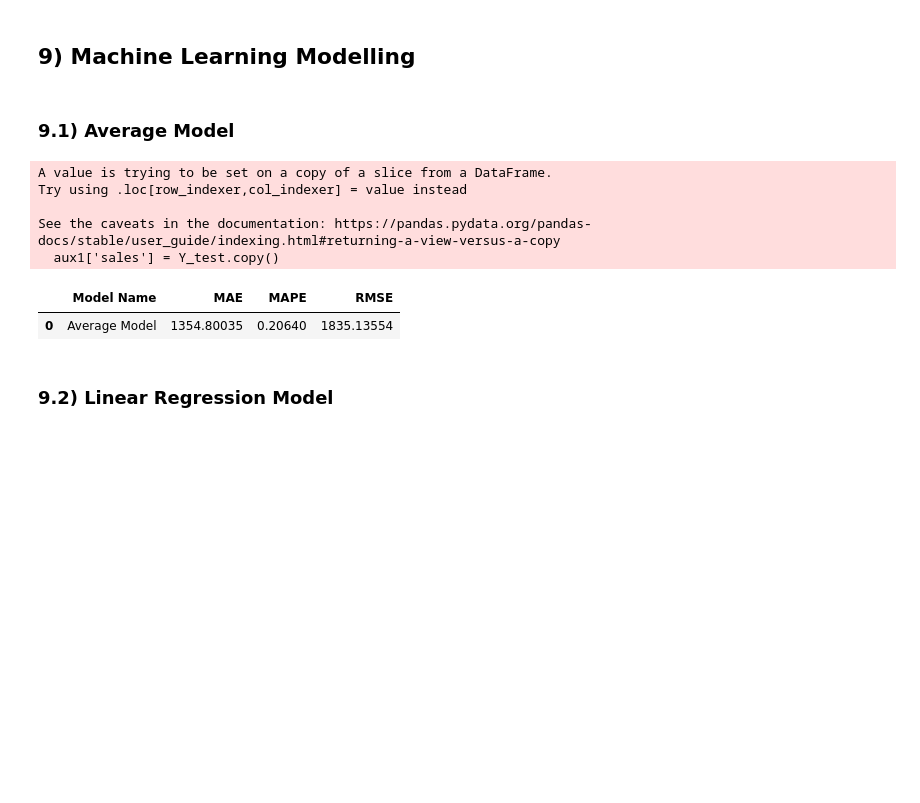
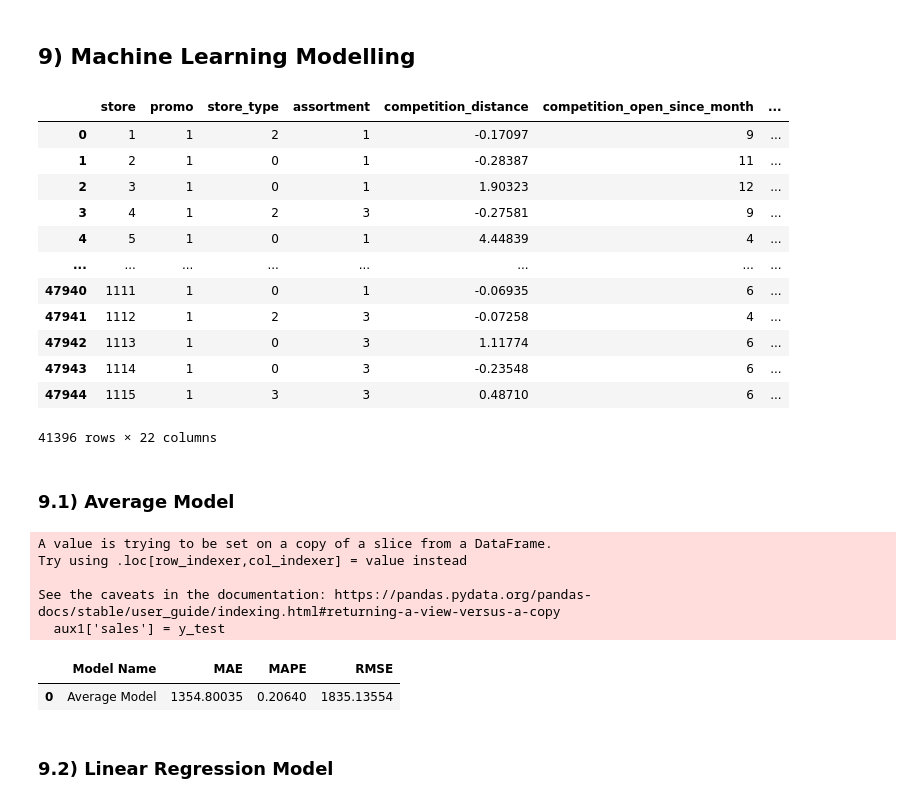
Before and after one commit to jaohenritm/Rossman, a Jupyter notebook: store_sales_prediction.ipynb, the cells around one changed output. Cells and saved outputs as stored; diff of their text form; code cells hidden in the pictures; blank space fills up the shorter version.

```diff
--- a/store_sales_prediction.ipynb
+++ b/store_sales_prediction.ipynb
@@ -979,8 +1033,24 @@ def ml_error (model_name, y, yhat):
+# %%
+x_test
+# %% [output]
+|  | store | promo | store_type | assortment | competition_distance | competition_open_since_month | ... |
+| 0 | 1 | 1 | 2 | 1 | -0.17097 | 9 | ... |
+| 1 | 2 | 1 | 0 | 1 | -0.28387 | 11 | ... |
+| 2 | 3 | 1 | 0 | 1 | 1.90323 | 12 | ... |
+| 3 | 4 | 1 | 2 | 3 | -0.27581 | 9 | ... |
+| 4 | 5 | 1 | 0 | 1 | 4.44839 | 4 | ... |
+| ... | ... | ... | ... | ... | ... | ... | ... |
+| 47940 | 1111 | 1 | 0 | 1 | -0.06935 | 6 | ... |
+| 47941 | 1112 | 1 | 2 | 3 | -0.07258 | 4 | ... |
+| 47942 | 1113 | 1 | 0 | 3 | 1.11774 | 6 | ... |
+| 47943 | 1114 | 1 | 0 | 3 | -0.23548 | 6 | ... |
+| 47944 | 1115 | 1 | 3 | 3 | 0.48710 | 6 | ... |
+41396 rows × 22 columns
 # %% [markdown]
 ### 9.1) Average Model
 # %%
 aux1 = x_test
-aux1['sales'] = Y_test.copy()
+aux1['sales'] = y_test
 
 # prediction
 aux2 = aux1[['store', 'sales']].groupby('store').mean().reset_index().rename(columns={'sales': 'predictions'})
@@ -989,14 +1059,14 @@ yhat_baseline = aux1['predictions']
 
 
 # perfomance
-baseline_result = ml_error('Average Model', np.expm1(Y_test), np.expm1(yhat_baseline))
+baseline_result = ml_error('Average Model', np.expm1(y_test), np.expm1(yhat_baseline))
 baseline_result
 # %% [output]
 A value is trying to be set on a copy of a slice from a DataFrame.
 Try using .loc[row_indexer,col_indexer] = value instead
 
 See the caveats in the documentation: https://pandas.pydata.org/pandas-docs/stable/user_guide/indexing.html#returning-a-view-versus-a-copy
-  aux1['sales'] = Y_test.copy()
+  aux1['sales'] = y_test
 |  | Model Name | MAE | MAPE | RMSE |
 | 0 | Average Model | 1354.80035 | 0.20640 | 1835.13554 |
 # %% [markdown]
```
Also changed, not shown: parts of 33 cells of this notebook.
